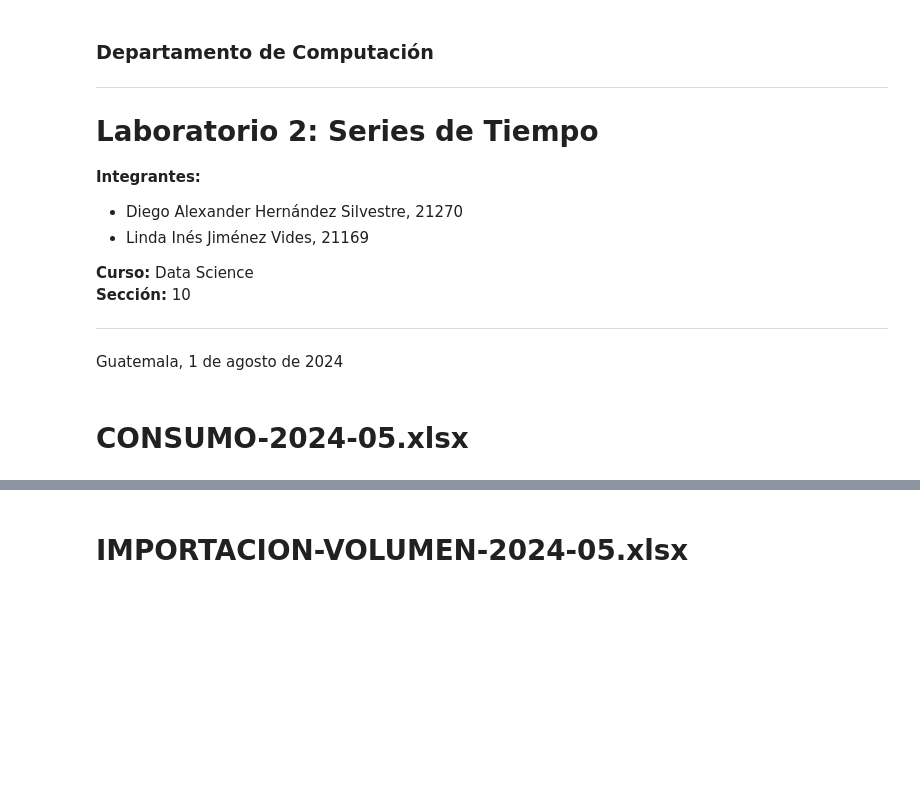
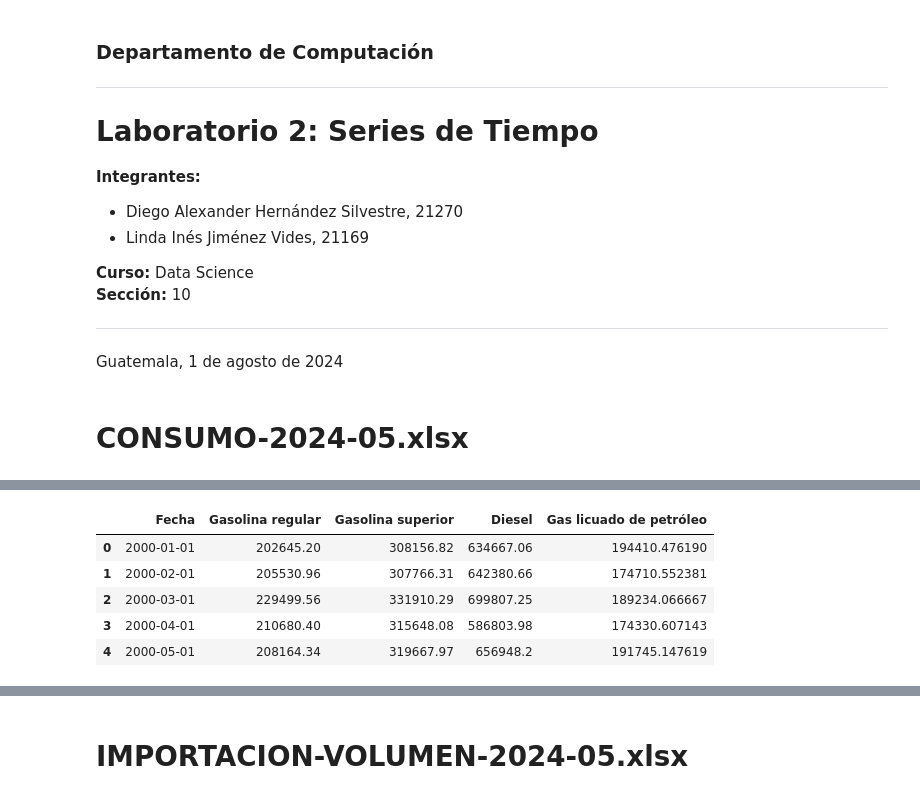
Before and after one commit to Dahernandezsilve/Lab02_Data-Science, a Jupyter notebook: Lab02.ipynb, the cells around one changed output, grey strips where cells are left out. Cells and saved outputs as stored; diff of their text form; code cells hidden in the pictures; blank space fills up the shorter version.

```diff
--- a/Lab02.ipynb
+++ b/Lab02.ipynb
@@ -70,0 +61,11 @@ dataConsumo
+# %%
+dataConsumo = dataConsumo[['Fecha', 'Gasolina regular', 'Gasolina superior', 'Diesel', 'Gas licuado de petróleo']]
+dataConsumo['Fecha'] = pd.to_datetime(dataConsumo['Fecha'])
+dataConsumo.head()
+# %% [output]
+|  | Fecha | Gasolina regular | Gasolina superior | Diesel | Gas licuado de petróleo |
+| 0 | 2000-01-01 | 202645.20 | 308156.82 | 634667.06 | 194410.476190 |
+| 1 | 2000-02-01 | 205530.96 | 307766.31 | 642380.66 | 174710.552381 |
+| 2 | 2000-03-01 | 229499.56 | 331910.29 | 699807.25 | 189234.066667 |
+| 3 | 2000-04-01 | 210680.40 | 315648.08 | 586803.98 | 174330.607143 |
+| 4 | 2000-05-01 | 208164.34 | 319667.97 | 656948.2 | 191745.147619 |
```
Also changed, not shown: parts of 12 cells of this notebook, 4 other files.
